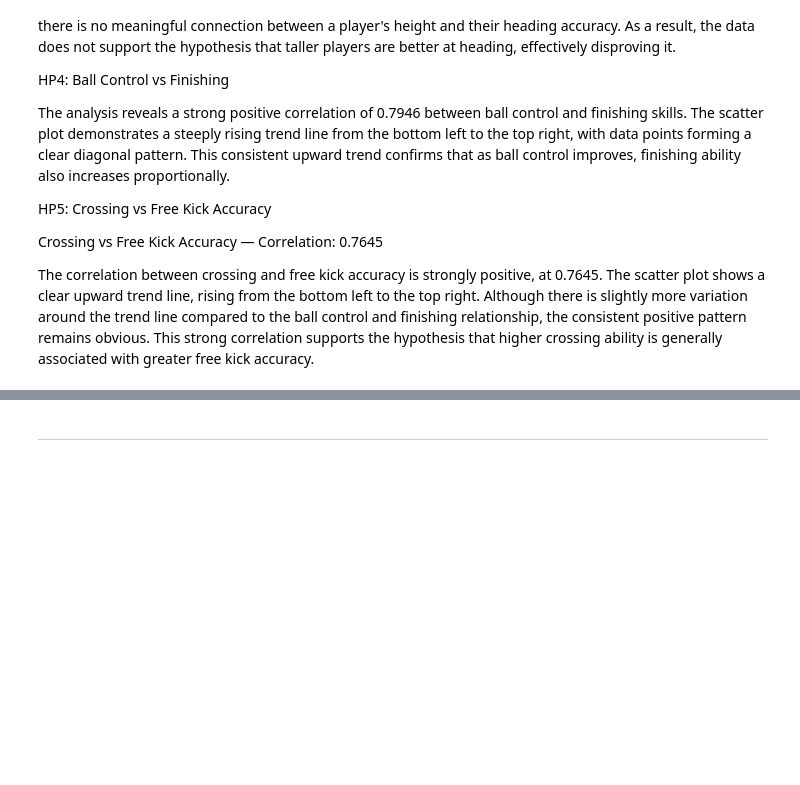
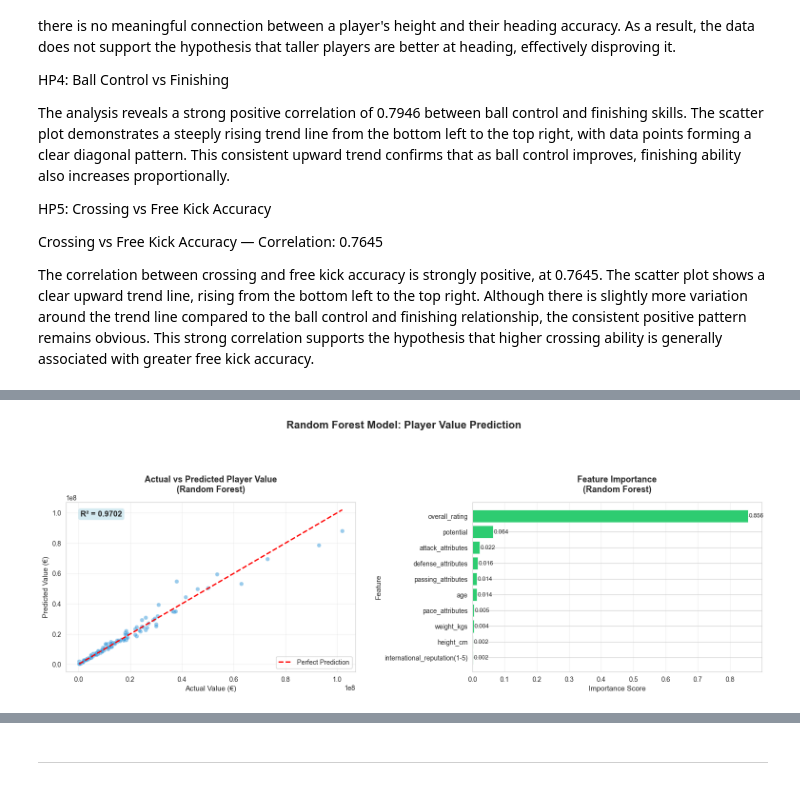
Before and after one commit to lehaanwar/football-players-data, a Jupyter notebook: jupyter_notebooks/Data Vis.ipynb, the cells around one changed output, grey strips where cells are left out. Drawn from its saved outputs; the diff is of its cells as text; code cells hidden in the pictures; blank space fills up the shorter version.

```diff
--- a/jupyter_notebooks/Data Vis.ipynb
+++ b/jupyter_notebooks/Data Vis.ipynb
@@ -744,0 +927,76 @@ The correlation between crossing and free kick accuracy is strongly positive, at
+# %%
+fig, axes = plt.subplots(1, 2, figsize=(16, 6))
+
+# ============================================
+# Chart 1 - Actual vs Predicted Values
+# ============================================
+axes[0].scatter(
+    y_test_grouped_rf,
+    y_pred_grouped_rf,
+    alpha=0.5,
+    color='#3498DB',
+    edgecolors='white',
+    linewidths=0.5,
+    s=40
+)
+
+# Perfect prediction line
+axes[0].plot(
+    [y_test_grouped_rf.min(), y_test_grouped_rf.max()],
+    [y_test_grouped_rf.min(), y_test_grouped_rf.max()],
+    'r--', linewidth=2, label='Perfect Prediction'
+)
+
+axes[0].set_title('Actual vs Predicted Player Value\n(Random Forest)',
+                   fontsize=13, fontweight='bold', pad=15)
+axes[0].set_xlabel('Actual Value (€)', fontsize=11)
+axes[0].set_ylabel('Predicted Value (€)', fontsize=11)
+axes[0].legend(fontsize=10)
+axes[0].grid(True, alpha=0.3)
+
+# Add R² score to chart
+axes[0].text(0.05, 0.95, f'R² = {r2_grouped_rf:.4f}',
+             transform=axes[0].transAxes,
+             fontsize=12, fontweight='bold',
+             verticalalignment='top',
+             bbox=dict(boxstyle='round', facecolor='lightblue',
+                      alpha=0.5))
+
+# ============================================
+# Chart 2 - Feature Importance
+# ============================================
+feature_importance = pd.DataFrame({
+    'feature': list(features_grouped_rf.keys()),
+    'importance': model_grouped_rf.feature_importances_
+}).sort_values('importance', ascending=True)
+
+bars = axes[1].barh(
+    feature_importance['feature'],
+    feature_importance['importance'],
+    color='#2ECC71',
+    edgecolor='white',
+    linewidth=0.5
+)
+
+# Add value labels to bars
+for bar, value in zip(bars, feature_importance['importance']):
+    axes[1].text(
+        bar.get_width() + 0.002,
+        bar.get_y() + bar.get_height()/2,
+        f'{value:.3f}',
+        va='center',
+        fontsize=9
+    )
+
+axes[1].set_title('Feature Importance\n(Random Forest)',
+                   fontsize=13, fontweight='bold', pad=15)
+axes[1].set_xlabel('Importance Score', fontsize=11)
+axes[1].set_ylabel('Feature', fontsize=11)
+axes[1].grid(True, alpha=0.3, axis='x')
+
+plt.suptitle('Random Forest Model: Player Value Prediction',
+             fontsize=16, fontweight='bold', y=1.02)
+plt.tight_layout(pad=3.0)
+plt.show()
+# %% [output]
+[figure, added]
```
Also changed, not shown: parts of 16 cells of this notebook.
